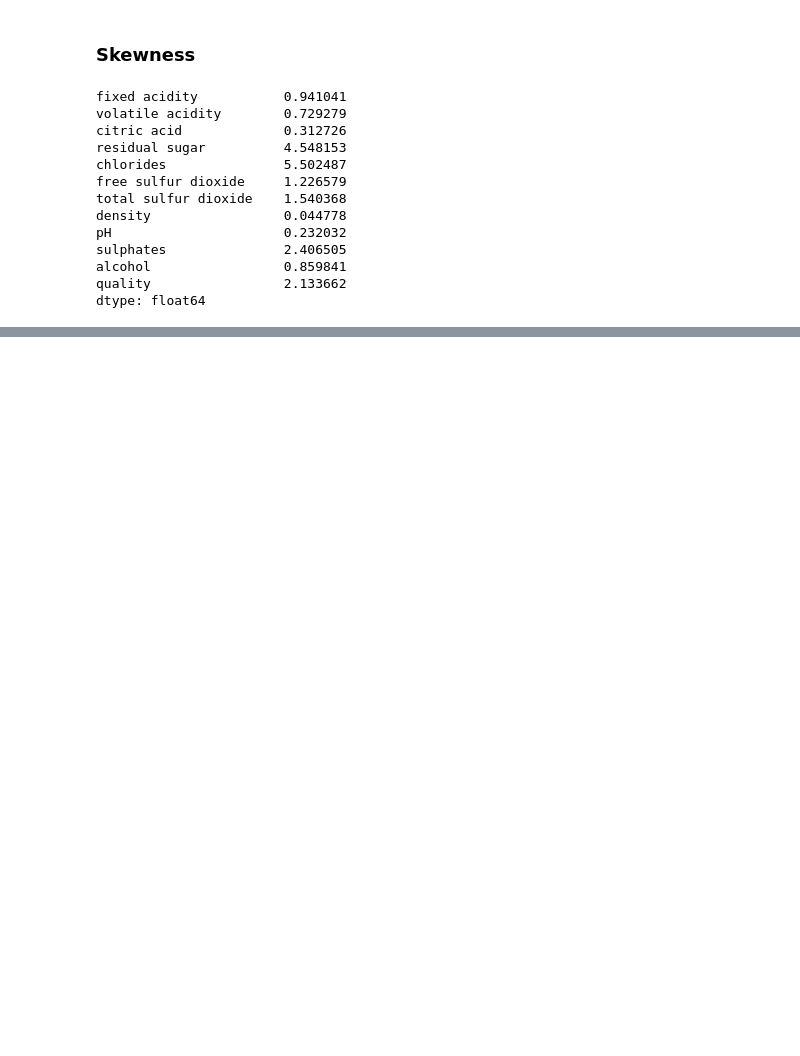
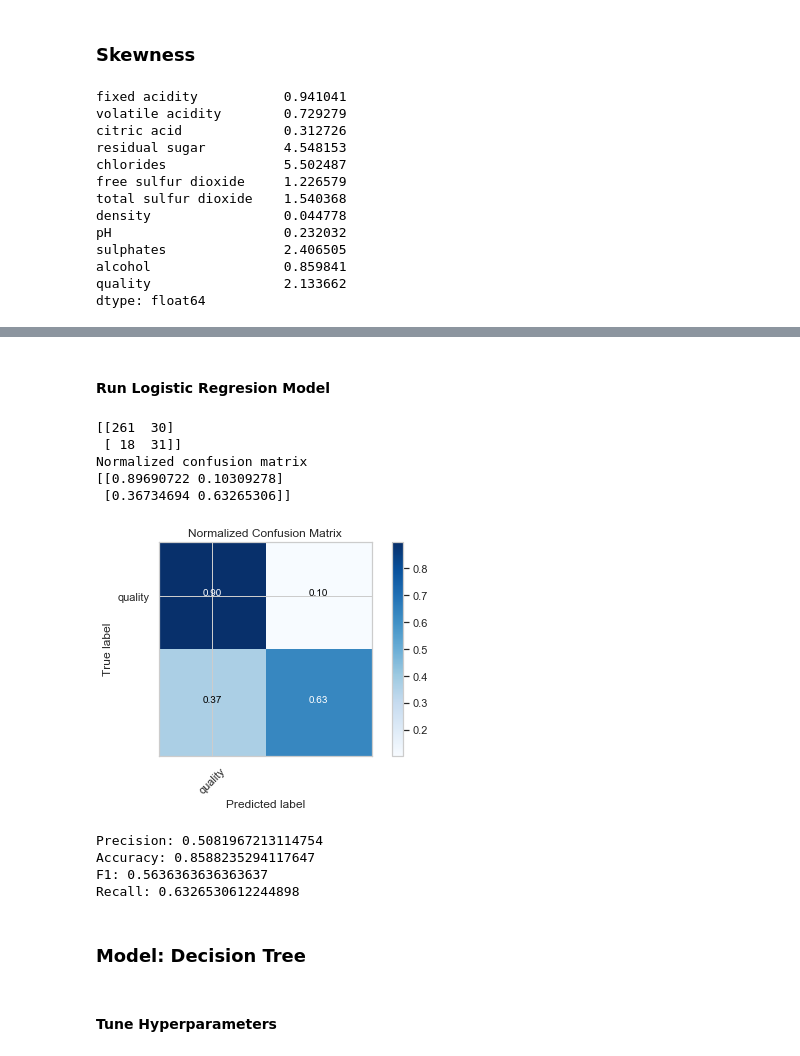
Before and after one commit to erikajane/Good_Wine_Classification, a Jupyter notebook: Red Wine.ipynb, the cells around one changed output, grey strips where cells are left out. Cells and saved outputs as stored; diff of their text form; code cells hidden in the pictures; blank space fills up the shorter version.

```diff
--- a/Red Wine.ipynb
+++ b/Red Wine.ipynb
@@ -320,0 +378,7 @@ dtype: float64
+# %%
+# Upsample Good Minority
+
+good_upsampled = resample(good,
+                          replace=True,
+                          n_samples=round(1.95*len(good)),
+                          random_state=23)
@@ -320,0 +395,5 @@ dtype: float64
+# %%
+# Update X_train and y_train values
+
+X_train = upsampled.drop('quality', axis=1)
+y_train = upsampled.quality
@@ -320,0 +404,10 @@ dtype: float64
+# %%
+# Create our estimator
+lr = LogisticRegression()
+# Create our parameters to test
+parameters={'penalty': ['l1','l2'],
+            'C': [.5,1,.1]}
+# Create the instance of GridSearchCV
+grid_lr=GridSearchCV(lr, parameters, cv=5, scoring='f1', verbose=2)
+# Fit the Gridsearch to our data
+grid_lr.fit(X_train, y_train)
@@ -320,0 +488,2 @@ dtype: float64
+# %% [markdown]
+#### Run Logistic Regresion Model
@@ -320,0 +523,31 @@ dtype: float64
+# %%
+#Print confusion matrix, precision and accuracy score
+
+lr = grid_lr.best_estimator_
+lr.fit(X_train, y_train)
+lr_predict = lr.predict(X_test)
+lr_confusion_matrix = confusion_matrix(y_test, lr_predict)
+
+print(lr_confusion_matrix)
+plot_confusion_matrix(lr_confusion_matrix, classes=set(y), normalize=True, title='Normalized Confusion Matrix')
+plt.show()
+
+print("Precision:", precision_score(y_test, lr_predict))
+print("Accuracy:", accuracy_score(y_test, lr_predict))
+print("F1:",metrics.f1_score(y_test, lr_predict))
+print("Recall:",metrics.recall_score(y_test, lr_predict))
+# %% [output]
+[[261  30]
+ [ 18  31]]
+Normalized confusion matrix
+[[0.89690722 0.10309278]
+ [0.36734694 0.63265306]]
+[figure, added]
+Precision: 0.5081967213114754
+Accuracy: 0.8588235294117647
+F1: 0.5636363636363637
+Recall: 0.6326530612244898
+# %% [markdown]
+### Model: Decision Tree
+# %% [markdown]
+#### Tune Hyperparameters
```
Also changed, not shown: parts of 40 cells of this notebook, 1 other file.
